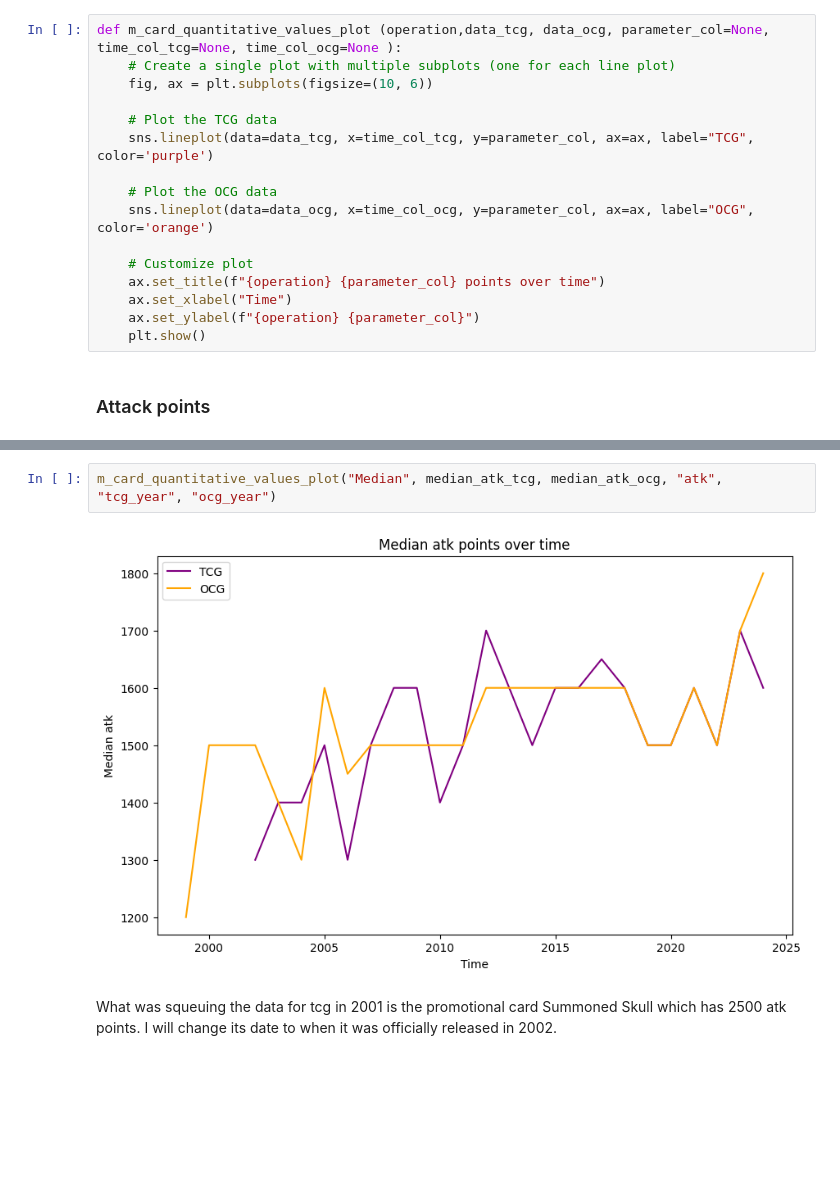
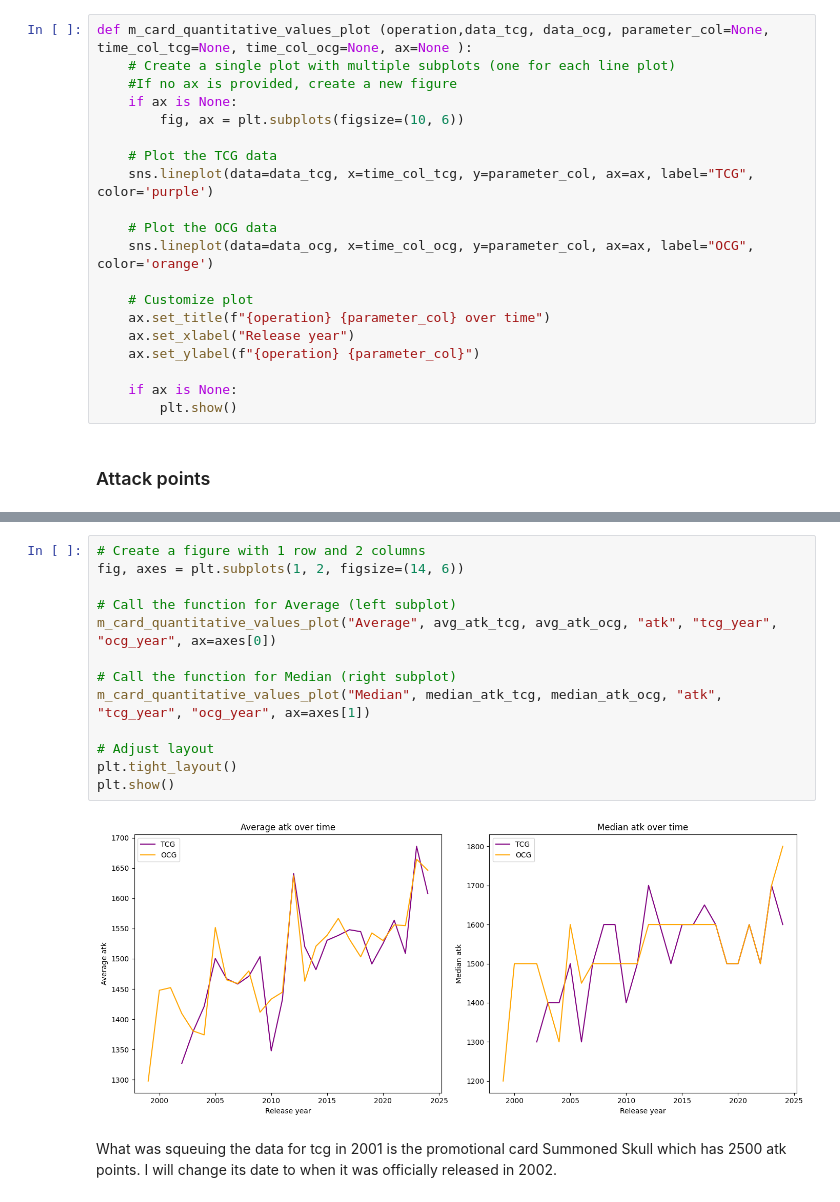
Before and after one commit to HanaeBonnafoux/yugioh, a Jupyter notebook: yu-gi-oh-s-evolution-through-the-cards.ipynb, the cells around one changed output, grey strips where cells are left out. Cells and saved outputs as stored; diff of their text form; blank space fills up the shorter version.

Commit message:
Kaggle Notebook | Yu-Gi-Oh cards over time EDA | Version 30

```diff
--- a/yu-gi-oh-s-evolution-through-the-cards.ipynb
+++ b/yu-gi-oh-s-evolution-through-the-cards.ipynb
@@ -357,9 +359,11 @@ Token             26
 Skill Card         1
 Name: count, dtype: int64
 # %%
-def m_card_quantitative_values_plot (operation,data_tcg, data_ocg, parameter_col=None, time_col_tcg=None, time_col_ocg=None ):
+def m_card_quantitative_values_plot (operation,data_tcg, data_ocg, parameter_col=None, time_col_tcg=None, time_col_ocg=None, ax=None ):
     # Create a single plot with multiple subplots (one for each line plot)
-    fig, ax = plt.subplots(figsize=(10, 6))
+    #If no ax is provided, create a new figure
+    if ax is None:
+        fig, ax = plt.subplots(figsize=(10, 6))
 
     # Plot the TCG data
     sns.lineplot(data=data_tcg, x=time_col_tcg, y=parameter_col, ax=ax, label="TCG", color='purple')
@@ -368,10 +372,12 @@ def m_card_quantitative_values_plot (operation,data_tcg, data_ocg, parameter_col
     sns.lineplot(data=data_ocg, x=time_col_ocg, y=parameter_col, ax=ax, label="OCG", color='orange')
 
     # Customize plot
-    ax.set_title(f"{operation} {parameter_col} points over time")
-    ax.set_xlabel("Time")
+    ax.set_title(f"{operation} {parameter_col} over time")
+    ax.set_xlabel("Release year")
     ax.set_ylabel(f"{operation} {parameter_col}")
-    plt.show()
+
+    if ax is None:
+        plt.show()
 # %% [markdown]
 ### Attack points
 # %%
@@ -388,7 +390,18 @@ m_card_quantitative_values_plot("Average", avg_atk_tcg, avg_atk_ocg, "atk", "tcg
-# %%
-m_card_quantitative_values_plot("Median", median_atk_tcg, median_atk_ocg, "atk", "tcg_year", "ocg_year")
-# %% [output]
-[figure, removed]
+# %%
+# Create a figure with 1 row and 2 columns
+fig, axes = plt.subplots(1, 2, figsize=(14, 6))
+
+# Call the function for Average (left subplot)
+m_card_quantitative_values_plot("Average", avg_atk_tcg, avg_atk_ocg, "atk", "tcg_year", "ocg_year", ax=axes[0])
+
+# Call the function for Median (right subplot)
+m_card_quantitative_values_plot("Median", median_atk_tcg, median_atk_ocg, "atk", "tcg_year", "ocg_year", ax=axes[1])
+
+# Adjust layout
+plt.tight_layout()
+plt.show()
+# %% [output]
+[figure, added]
 # %% [markdown]
 What was squeuing the data for tcg in 2001 is the promotional card Summoned Skull which has 2500 atk points. I will change its date to when it was officially released in 2002.
 # %%
```
Also changed, not shown: parts of 6 cells of this notebook.
